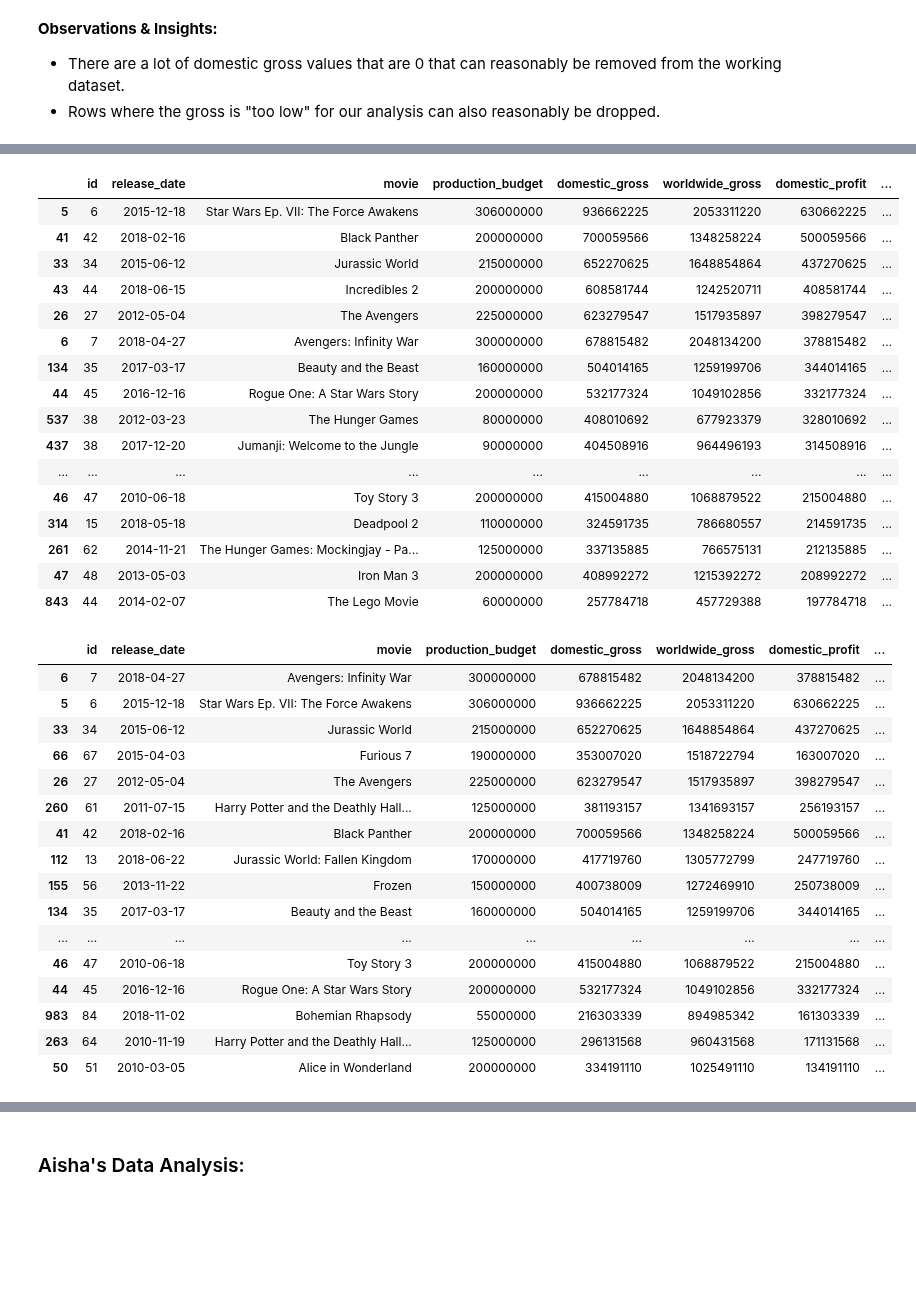
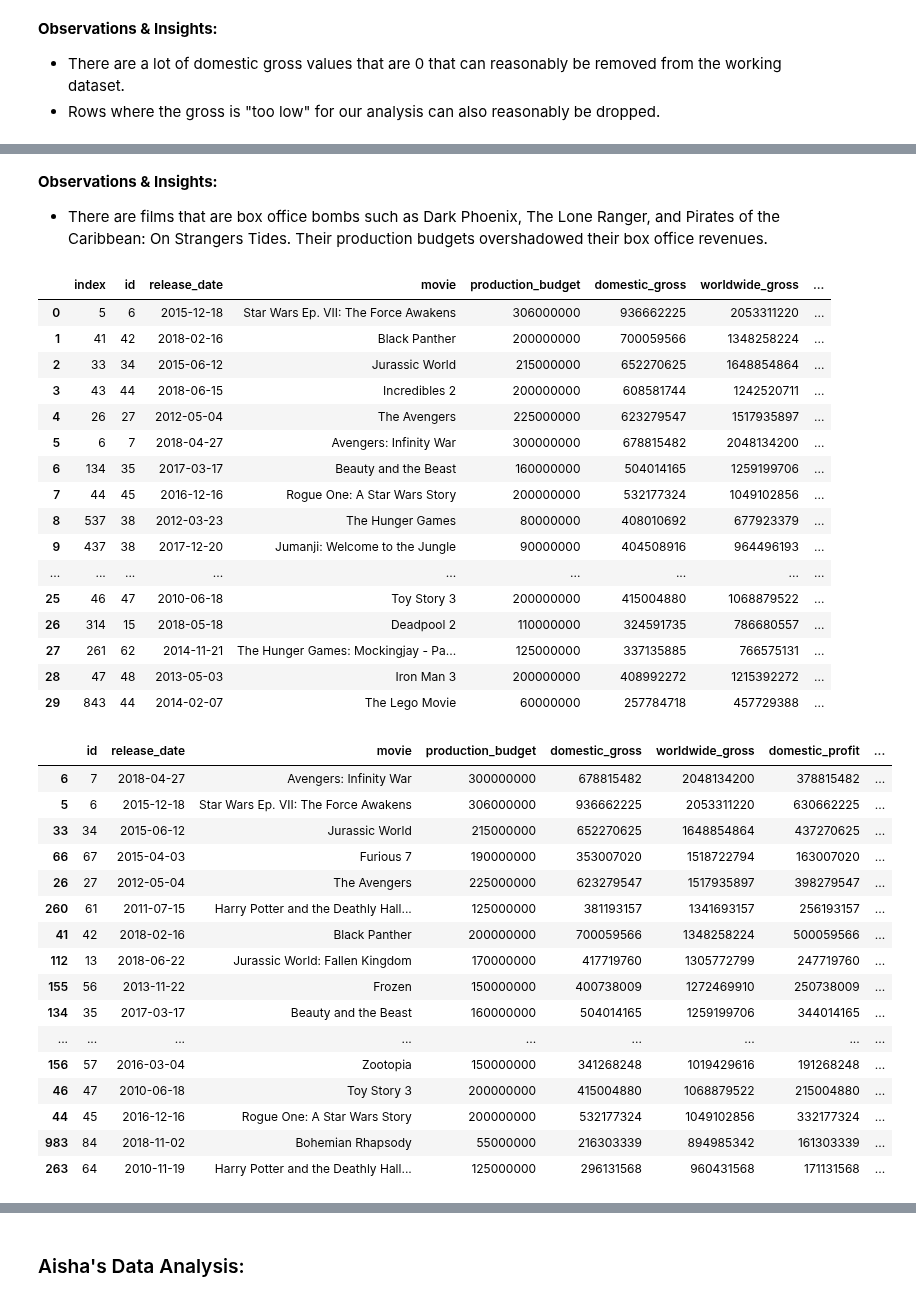
Before and after one commit to alpacanonymous/project1, a Jupyter notebook: final_notebook.ipynb, the cells around one changed output, grey strips where cells are left out. Drawn from its saved outputs; the diff is of its cells as text; code cells hidden in the pictures; blank space fills up the shorter version.

```diff
--- a/final_notebook.ipynb
+++ b/final_notebook.ipynb
@@ -124,10 +123,10 @@ print(list(mb['domestic_gross'].sort_values(ascending=False)))
 <li>Rows where the gross is "too low" for our analysis can also reasonably be dropped.
 </ul>
 # %%
-## Remove rows with domestic_gross < $20,000,000 because we want to focus on highest grossing films
+## Remove rows with release_date before 2010 to focus on analyzing data from the most recent decade
 
-mb = mb[mb['domestic_gross'] > 20000000]
+mb = mb[(mb['release_date']) >= '2010-01-01']
 
-mb.head(10)
+mb.head(30)
 # %% [output]
 |  | id | release_date | movie | production_budget | domestic_gross | worldwide_gross |
@@ -165,4 +178,4 @@ mb.head(10)
 
 mb['domestic_profit'] = (mb['domestic_gross'] - mb['production_budget'])
 mb['worldwide_profit'] = (mb['worldwide_gross'] - mb['production_budget'])
-mb = mb[(mb['domestic_profit'] > 0) & (mb['worldwide_profit'] > 0)]
+mb.head(30)
@@ -169,26 +200,32 @@ mb = mb[(mb['domestic_profit'] > 0) & (mb['worldwide_profit'] > 0)]
+# %% [markdown]
+**Observations & Insights:**
+<ul>
+<li>There are films that are box office bombs such as Dark Phoenix, The Lone Ranger, and Pirates of the Caribbean: On Strangers Tides. Their production budgets overshadowed their box office revenues.
+</ul>
 # %%
 ## Sort by highest domestic profits
 
 mb_dp = mb.sort_values(by=['domestic_profit'], ascending=False)
+mb_dp.reset_index(inplace=True)
 mb_dp.head(30)
 # %% [output]
-|  | id | release_date | movie | production_budget | domestic_gross | worldwide_gross | domestic_profit | ... |
-| 5 | 6 | 2015-12-18 | Star Wars Ep. VII: The Force Awakens | 306000000 | 936662225 | 2053311220 | 630662225 | ... |
-| 41 | 42 | 2018-02-16 | Black Panther | 200000000 | 700059566 | 1348258224 | 500059566 | ... |
-| 33 | 34 | 2015-06-12 | Jurassic World | 215000000 | 652270625 | 1648854864 | 437270625 | ... |
-| 43 | 44 | 2018-06-15 | Incredibles 2 | 200000000 | 608581744 | 1242520711 | 408581744 | ... |
-| 26 | 27 | 2012-05-04 | The Avengers | 225000000 | 623279547 | 1517935897 | 398279547 | ... |
-| 6 | 7 | 2018-04-27 | Avengers: Infinity War | 300000000 | 678815482 | 2048134200 | 378815482 | ... |
-| 134 | 35 | 2017-03-17 | Beauty and the Beast | 160000000 | 504014165 | 1259199706 | 344014165 | ... |
-| 44 | 45 | 2016-12-16 | Rogue One: A Star Wars Story | 200000000 | 532177324 | 1049102856 | 332177324 | ... |
-| 537 | 38 | 2012-03-23 | The Hunger Games | 80000000 | 408010692 | 677923379 | 328010692 | ... |
-| 437 | 38 | 2017-12-20 | Jumanji: Welcome to the Jungle | 90000000 | 404508916 | 964496193 | 314508916 | ... |
+|  | index | id | release_date | movie | production_budget | domestic_gross | worldwide_gross | ... |
+| 0 | 5 | 6 | 2015-12-18 | Star Wars Ep. VII: The Force Awakens | 306000000 | 936662225 | 2053311220 | ... |
+| 1 | 41 | 42 | 2018-02-16 | Black Panther | 200000000 | 700059566 | 1348258224 | ... |
+| 2 | 33 | 34 | 2015-06-12 | Jurassic World | 215000000 | 652270625 | 1648854864 | ... |
+| 3 | 43 | 44 | 2018-06-15 | Incredibles 2 | 200000000 | 608581744 | 1242520711 | ... |
+| 4 | 26 | 27 | 2012-05-04 | The Avengers | 225000000 | 623279547 | 1517935897 | ... |
+| 5 | 6 | 7 | 2018-04-27 | Avengers: Infinity War | 300000000 | 678815482 | 2048134200 | ... |
+| 6 | 134 | 35 | 2017-03-17 | Beauty and the Beast | 160000000 | 504014165 | 1259199706 | ... |
+| 7 | 44 | 45 | 2016-12-16 | Rogue One: A Star Wars Story | 200000000 | 532177324 | 1049102856 | ... |
+| 8 | 537 | 38 | 2012-03-23 | The Hunger Games | 80000000 | 408010692 | 677923379 | ... |
+| 9 | 437 | 38 | 2017-12-20 | Jumanji: Welcome to the Jungle | 90000000 | 404508916 | 964496193 | ... |
 | ... | ... | ... | ... | ... | ... | ... | ... | ... |
-| 46 | 47 | 2010-06-18 | Toy Story 3 | 200000000 | 415004880 | 1068879522 | 215004880 | ... |
-| 314 | 15 | 2018-05-18 | Deadpool 2 | 110000000 | 324591735 | 786680557 | 214591735 | ... |
-| 261 | 62 | 2014-11-21 | The Hunger Games: Mockingjay - Pa... | 125000000 | 337135885 | 766575131 | 212135885 | ... |
-| 47 | 48 | 2013-05-03 | Iron Man 3 | 200000000 | 408992272 | 1215392272 | 208992272 | ... |
-| 843 | 44 | 2014-02-07 | The Lego Movie | 60000000 | 257784718 | 457729388 | 197784718 | ... |
+| 25 | 46 | 47 | 2010-06-18 | Toy Story 3 | 200000000 | 415004880 | 1068879522 | ... |
+| 26 | 314 | 15 | 2018-05-18 | Deadpool 2 | 110000000 | 324591735 | 786680557 | ... |
+| 27 | 261 | 62 | 2014-11-21 | The Hunger Games: Mockingjay - Pa... | 125000000 | 337135885 | 766575131 | ... |
+| 28 | 47 | 48 | 2013-05-03 | Iron Man 3 | 200000000 | 408992272 | 1215392272 | ... |
+| 29 | 843 | 44 | 2014-02-07 | The Lego Movie | 60000000 | 257784718 | 457729388 | ... |
 # %%
 ## Sort by highest worldwide profits
 
@@ -207,11 +244,11 @@ mb_wp.head(30)
 | 155 | 56 | 2013-11-22 | Frozen | 150000000 | 400738009 | 1272469910 | 250738009 | ... |
 | 134 | 35 | 2017-03-17 | Beauty and the Beast | 160000000 | 504014165 | 1259199706 | 344014165 | ... |
 | ... | ... | ... | ... | ... | ... | ... | ... | ... |
+| 156 | 57 | 2016-03-04 | Zootopia | 150000000 | 341268248 | 1019429616 | 191268248 | ... |
 | 46 | 47 | 2010-06-18 | Toy Story 3 | 200000000 | 415004880 | 1068879522 | 215004880 | ... |
 | 44 | 45 | 2016-12-16 | Rogue One: A Star Wars Story | 200000000 | 532177324 | 1049102856 | 332177324 | ... |
 | 983 | 84 | 2018-11-02 | Bohemian Rhapsody | 55000000 | 216303339 | 894985342 | 161303339 | ... |
 | 263 | 64 | 2010-11-19 | Harry Potter and the Deathly Hall... | 125000000 | 296131568 | 960431568 | 171131568 | ... |
-| 50 | 51 | 2010-03-05 | Alice in Wonderland | 200000000 | 334191110 | 1025491110 | 134191110 | ... |
 # %%
 ## Bar chart of Top 10 Movies with Highest Domestic Profits
 
```
Also changed, not shown: parts of 38 cells of this notebook.
